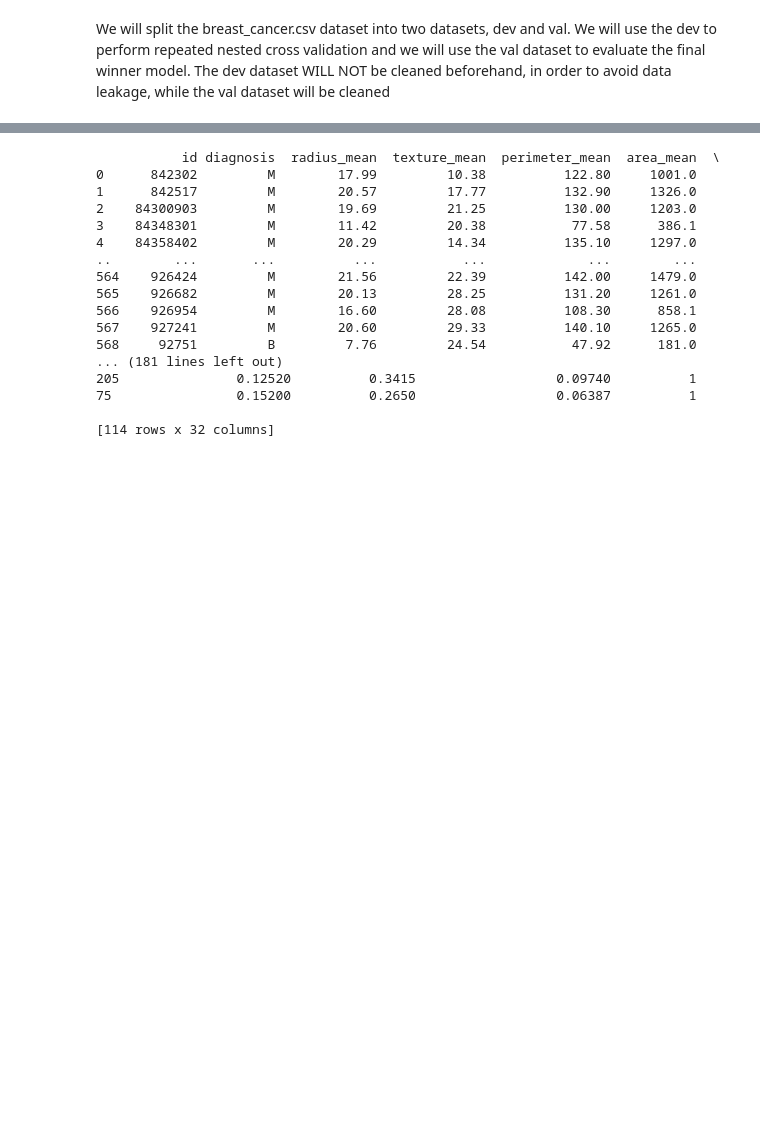
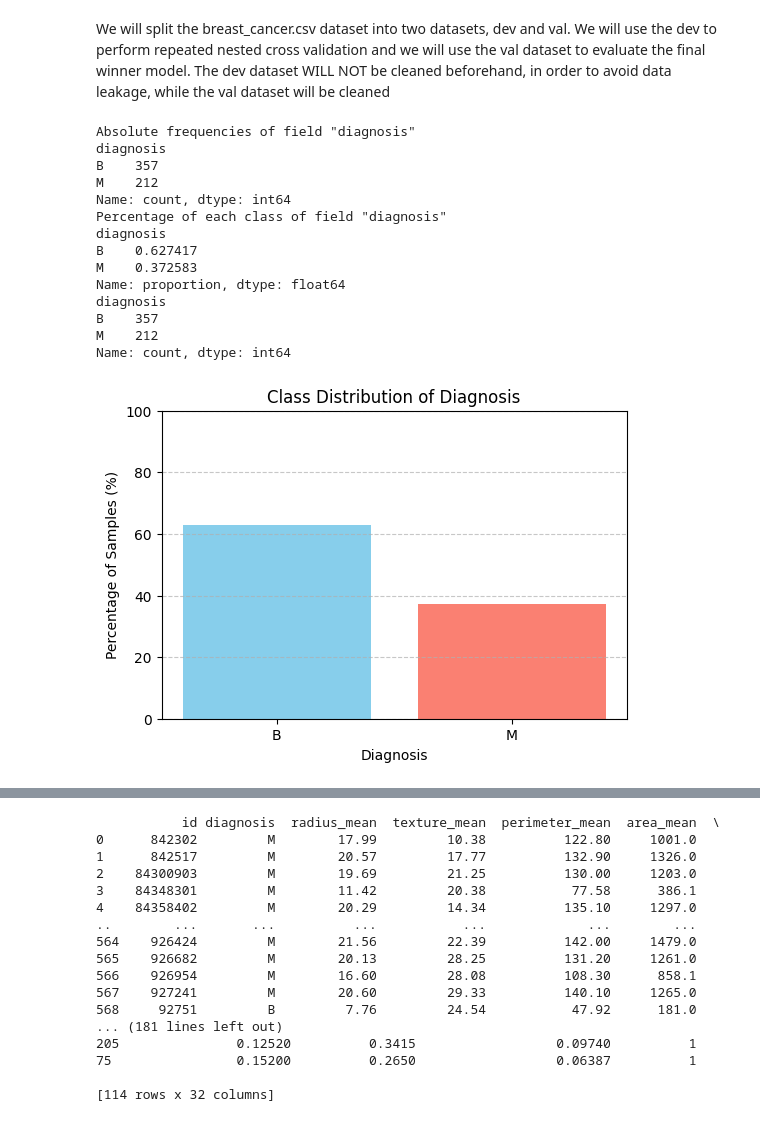
Before and after one commit to vex-me-not/Master_Thesis, a Jupyter notebook: classical_approach/notebooks/data_exploration.ipynb, the cells around one changed output, grey strips where cells are left out. Cells and saved outputs as stored; diff of their text form; code cells hidden in the pictures; blank space fills up the shorter version.

Commit message:
classical approach more viz of data

```diff
--- a/classical_approach/notebooks/data_exploration.ipynb
+++ b/classical_approach/notebooks/data_exploration.ipynb
@@ -35,3 +35,40 @@ The autoreload extension is already loaded. To reload it, use:
   %reload_ext autoreload
 # %% [markdown]
 We will split the breast_cancer.csv dataset into two datasets, dev and val. We will use the dev to perform repeated nested cross validation and we will use the val dataset to evaluate the final winner model. The dev dataset WILL NOT be cleaned beforehand, in order to avoid data leakage, while the val dataset will be cleaned
+# %%
+df=pd.read_csv('../data/data_cleaned.csv')
+
+class_imbalance(data_df=df)
+
+class_counts = df["diagnosis"].value_counts()
+print(class_counts)
+
+frequencies = df["diagnosis"].value_counts(normalize=True)
+
+labels = class_counts.index
+percentages = frequencies.values * 100
+
+plt.figure(figsize=(6, 4))
+plt.bar(labels, percentages, color=["skyblue", "salmon"])
+plt.title("Class Distribution of Diagnosis")
+plt.xlabel("Diagnosis")
+plt.ylabel("Percentage of Samples (%)")
+plt.ylim(0, 100)
+plt.grid(axis="y", linestyle="--", alpha=0.7)
+plt.show()
+# %% [output]
+Absolute frequencies of field "diagnosis"
+diagnosis
+B    357
+M    212
+Name: count, dtype: int64
+Percentage of each class of field "diagnosis"
+diagnosis
+B    0.627417
+M    0.372583
+Name: proportion, dtype: float64
+diagnosis
+B    357
+M    212
+Name: count, dtype: int64
+[figure, added]
```
Also changed, not shown: parts of 2 cells of this notebook, 1 other file.
